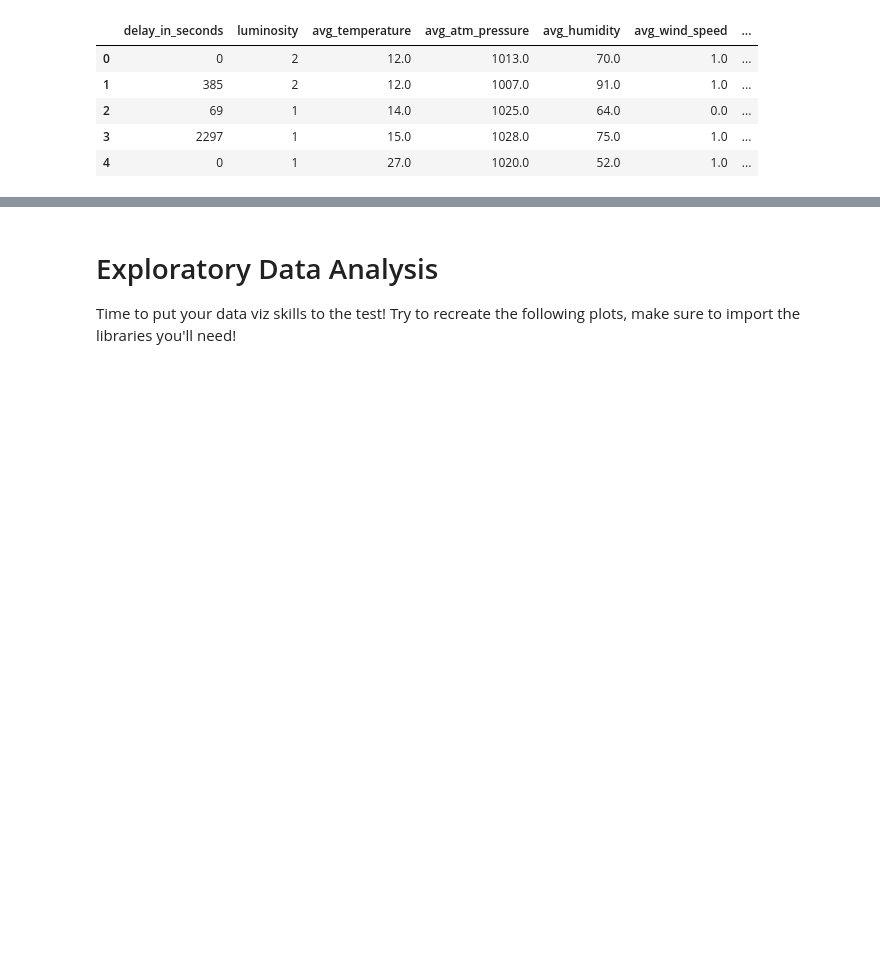
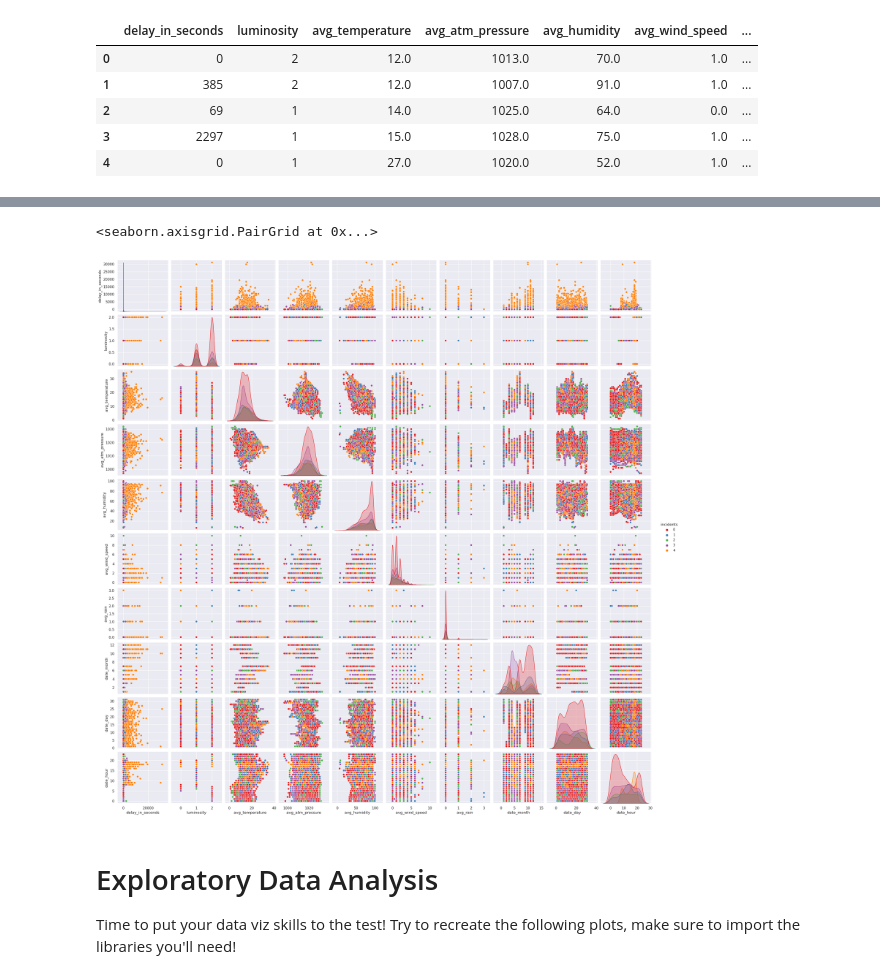
Before and after one commit to MiguelFernandes13/daa, a Jupyter notebook: competicao/incidents.ipynb, the cells around one changed output, grey strips where cells are left out. Saved outputs shown, nothing was run; the diff lists cells and outputs as text; code cells hidden in the pictures; blank space fills up the shorter version.

```diff
--- a/competicao/incidents.ipynb
+++ b/competicao/incidents.ipynb
@@ -241,3 +257,8 @@ data.head()
+# %%
+sns.pairplot(data, hue='incidents', palette='Set1')
+# %% [output]
+<seaborn.axisgrid.PairGrid at 0x...>
+[figure, added]
 # %% [markdown]
 # Exploratory Data Analysis
 
```
Also changed, not shown: parts of 35 cells of this notebook.
